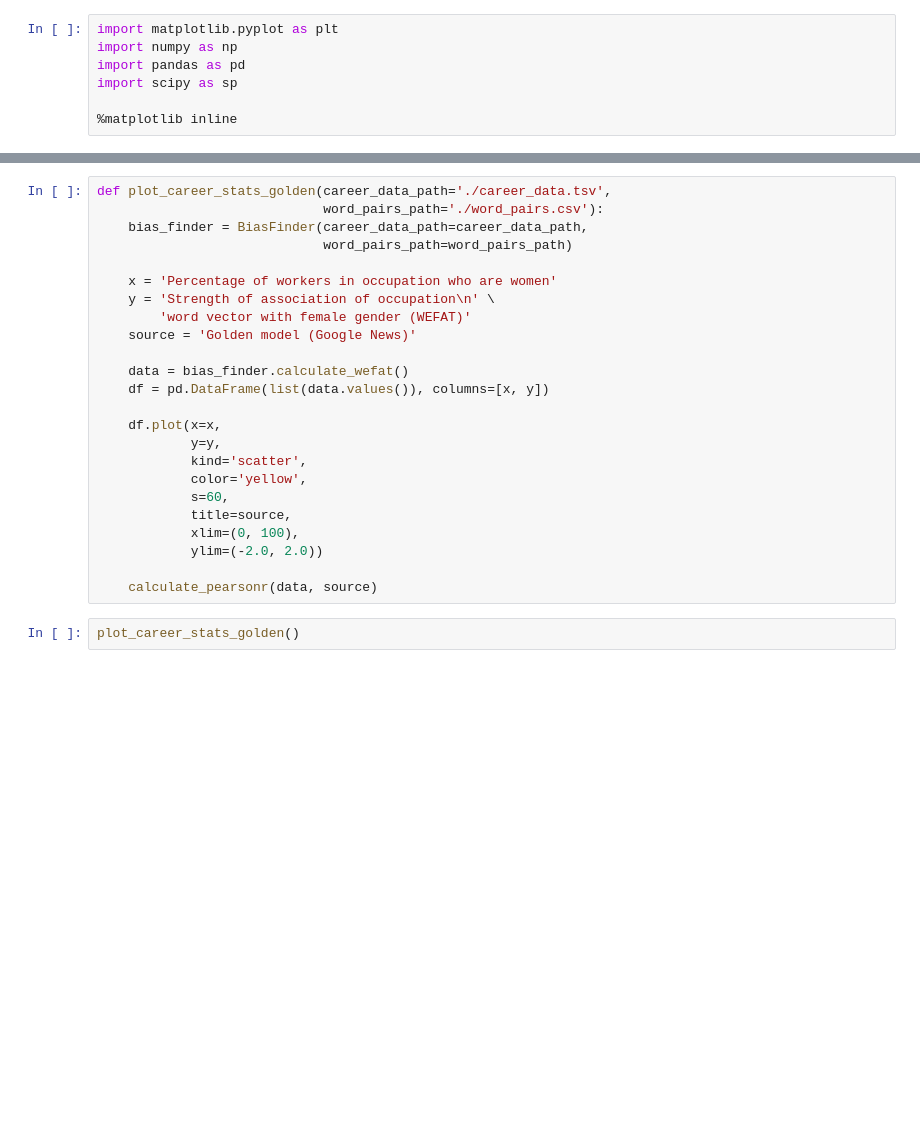
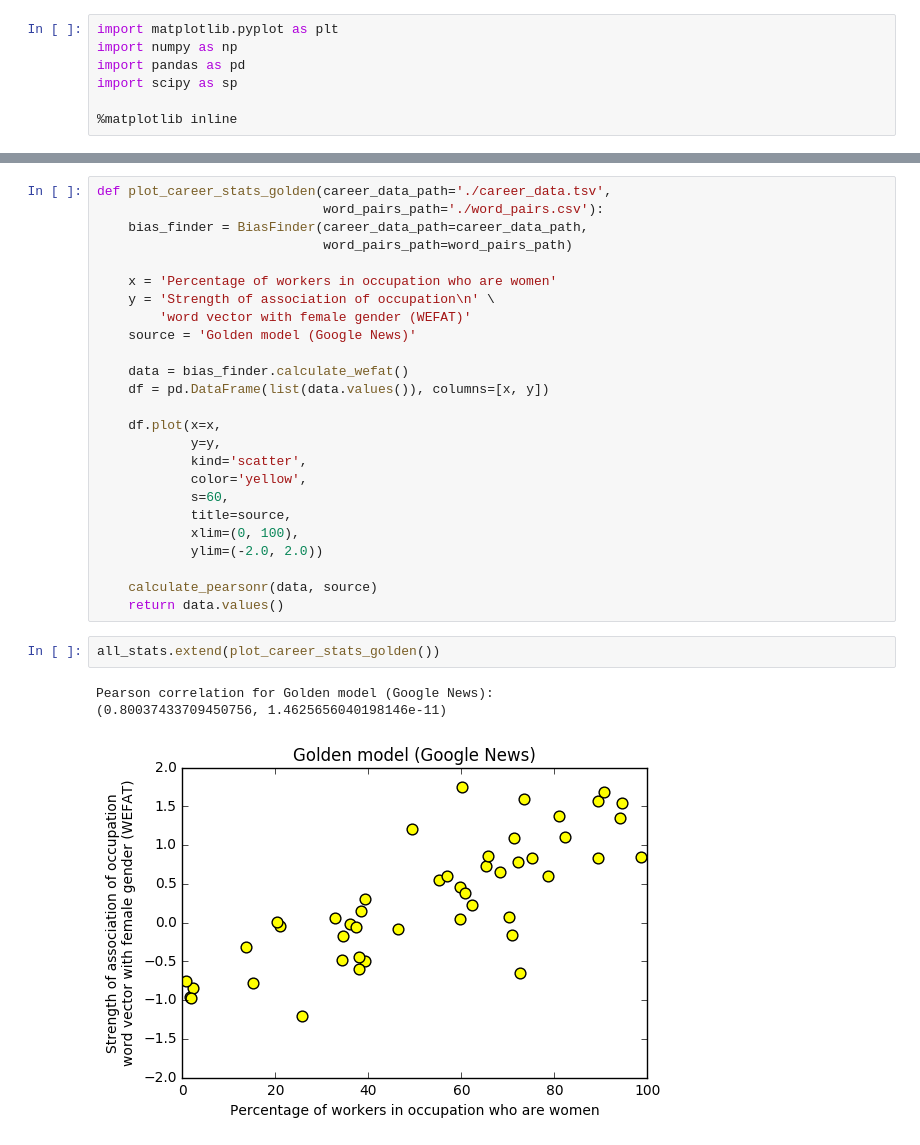
Before and after one commit to CuriousG102/ir-bias, a Jupyter notebook: career_plot.ipynb, the cells around one changed output, grey strips where cells are left out. Cells and saved outputs as stored; diff of their text form; blank space fills up the shorter version.

```diff
--- a/career_plot.ipynb
+++ b/career_plot.ipynb
@@ -96,5 +102,10 @@ def plot_career_stats_golden(career_data_path='./career_data.tsv',
             ylim=(-2.0, 2.0))
 
     calculate_pearsonr(data, source)
+    return data.values()
-# %%
-plot_career_stats_golden()
+# %%
+all_stats.extend(plot_career_stats_golden())
+# %% [output]
+Pearson correlation for Golden model (Google News):
+(0.80037433709450756, 1.4625656040198146e-11)
+[figure, added]
```
Also changed, not shown: parts of 5 cells of this notebook, 3 other files.
